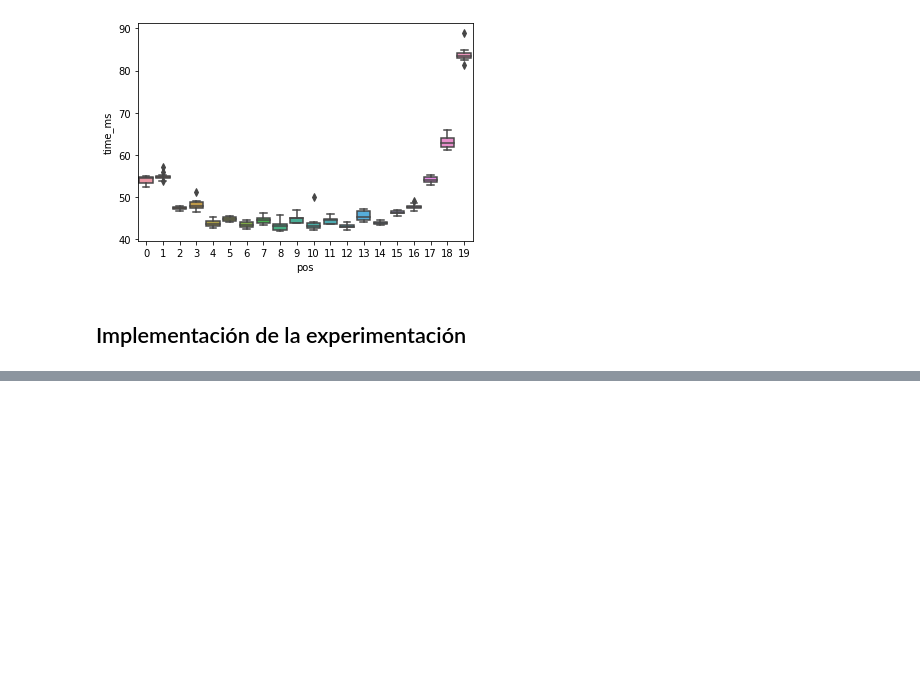
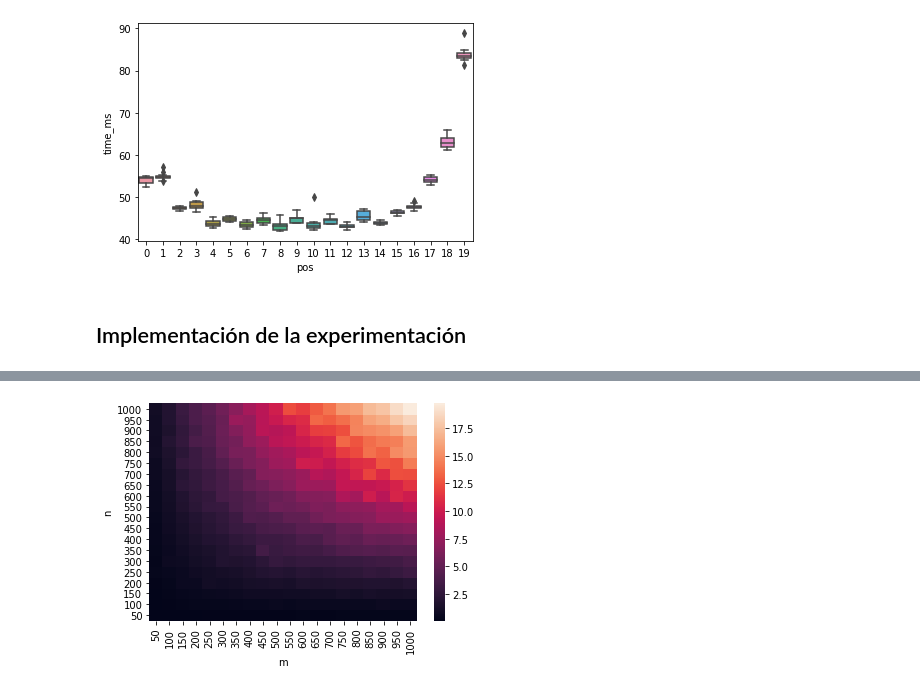
Before and after one commit to mnPanic/algo3-tp1, a Jupyter notebook: jupyter/experimentation.ipynb, the cells around one changed output, grey strips where cells are left out. Cells and saved outputs as stored; diff of their text form; code cells hidden in the pictures; blank space fills up the shorter version.

```diff
--- a/jupyter/experimentation.ipynb
+++ b/jupyter/experimentation.ipynb
@@ -220,0 +211,7 @@ df_results.to_csv("resultados.csv")
+# %%
+df = df_results.pivot_table(values="time_ms", index=["n"], columns=["m"], aggfunc=np.mean)
+
+ax = sns.heatmap(data=df)
+ax.invert_yaxis()
+# %% [output]
+[figure, added]
```
Also changed, not shown: parts of 17 cells of this notebook, 5 other files.
